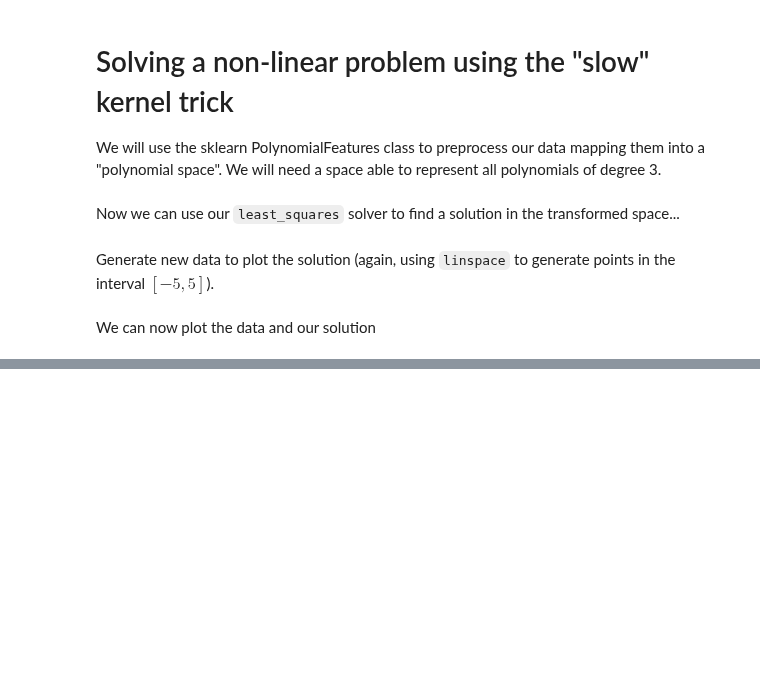
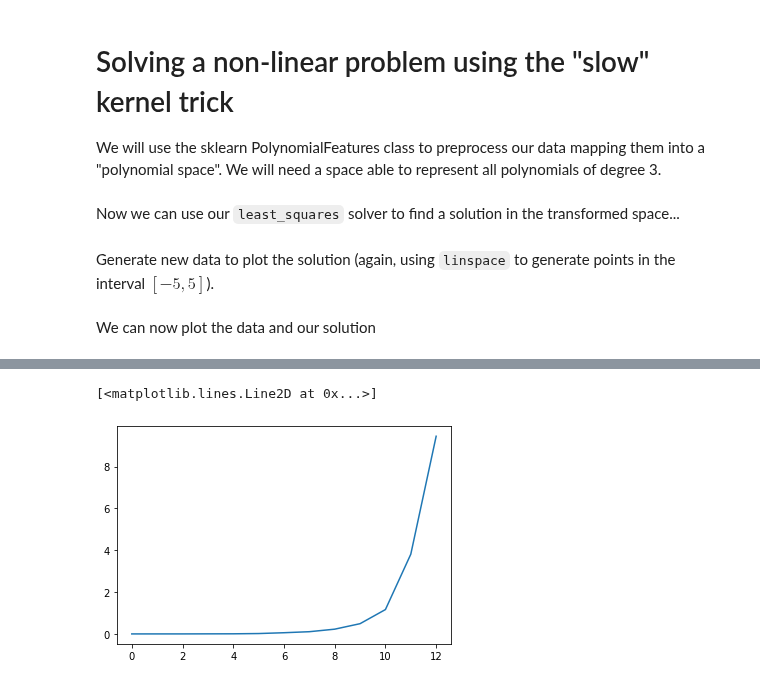
Before and after one commit to jakbtg/AAUT, a Jupyter notebook: src/esposito/least_squares_by_hand.ipynb, the cells around one changed output, grey strips where cells are left out. Cells and saved outputs as stored; diff of their text form; code cells hidden in the pictures; blank space fills up the shorter version.

```diff
--- a/src/esposito/least_squares_by_hand.ipynb
+++ b/src/esposito/least_squares_by_hand.ipynb
@@ -66,3 +52,6 @@ polyX = ...
+# %%
+polyfeatures = PolynomialFeatures(degree=3, include_bias=True)
+polyX = polyfeatures.fit_transform(X)
 # %% [markdown]
 Now we can use our `least_squares` solver to find a solution in the transformed space...
 # %%
@@ -80,0 +75,18 @@ plt.plot(xs, polyys, c='r',lw=2)
+# %%
+import time
+
+X = np.random.rand(100,13)
+results_degrees = []
+results_time = []
+
+for i in range(13):
+    poly = PolynomialFeatures(degree=i+1)
+
+    start = time.time()
+    polyX = poly.fit_transform(X)
+    end = time.time()
+
+    results_degrees.append(i)
+    results_time.append(end - start)
+
+    print("{} \t Num features: {:10d} \t Time: {:2.4f}".format(i+1, polyX.shape[1], end - start))
@@ -80,0 +107,5 @@ plt.plot(xs, polyys, c='r',lw=2)
+# %%
+plt.plot(results_degrees, results_time)
+# %% [output]
+[<matplotlib.lines.Line2D at 0x...>]
+[figure, added]
```
Also changed, not shown: parts of 10 cells of this notebook.
